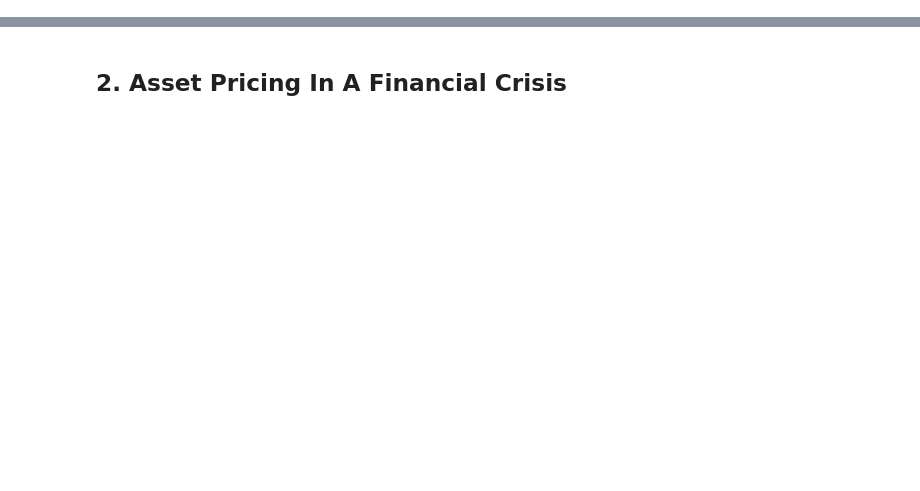
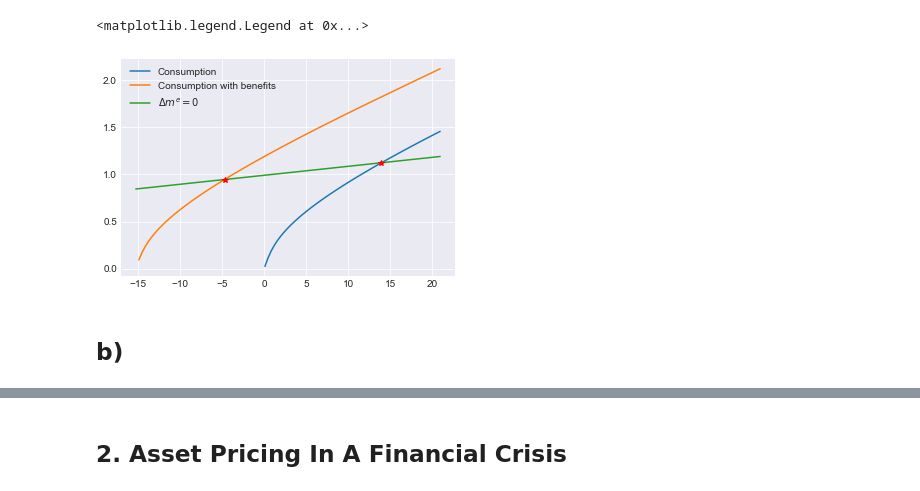
Before and after one commit to JHU-Econ-Choice-2018/problem-set-4-Mv77, a Jupyter notebook: problem-set-4-Mv77.ipynb, the cells around one changed output, grey strips where cells are left out. Saved outputs shown, nothing was run; the diff lists cells and outputs as text; code cells hidden in the pictures; blank space fills up the shorter version.

```diff
--- a/problem-set-4-Mv77.ipynb
+++ b/problem-set-4-Mv77.ipynb
@@ -1 +5,13 @@
+# %%
+%matplotlib inline
+
+# Setup
+import matplotlib.pyplot as plt
+import numpy as np
+import HARK
+
+#Plot formatting
+plt.style.use('seaborn-darkgrid')
+palette = plt.get_cmap('Dark2')
+plt.rcParams.update({'font.size': 22})
 # %% [markdown]
@@ -59,0 +120,32 @@ which is the desired result.
+# %%
+from scipy.optimize import fsolve
+num_m = 100
+m_min = -shift
+m_max = 1.5*target
+m_range = np.linspace(m_min, m_max, num_m)
+
+# Extract c_function
+cfun = TBSagent.solution[0].cFunc
+
+# Construct c_function with benefits
+cfun_b = lambda m: cfun(m + shift)
+
+# Find delta_M = 0 locus
+Rcal = Rfree/Gamma
+m_locus = lambda m: (1-1/Rcal)*m + 1/Rcal
+
+# Plot
+plt.plot(m_range, cfun(m_range), label = 'Consumption')
+plt.plot(m_range, cfun_b(m_range), label = 'Consumption with benefits')
+plt.plot(m_range, m_locus(m_range), label = '$\Delta m^e = 0$')
+plt.plot(target,cfun(target),'*r')
+
+# Find new target wealth
+target_b = fsolve(lambda m: cfun_b(m) - m_locus(m), 0)
+plt.plot(target_b,cfun_b(target_b),'*r')
+plt.legend()
+# %% [output]
+<matplotlib.legend.Legend at 0x...>
+[figure, added]
+# %% [markdown]
+## b)
```
Also changed, not shown: parts of 10 cells of this notebook.
